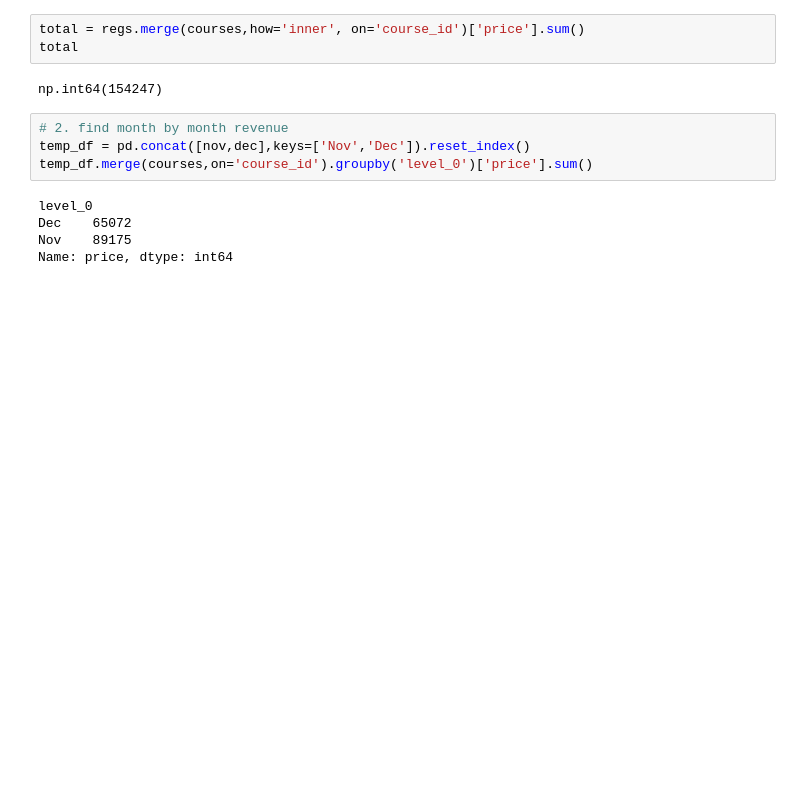
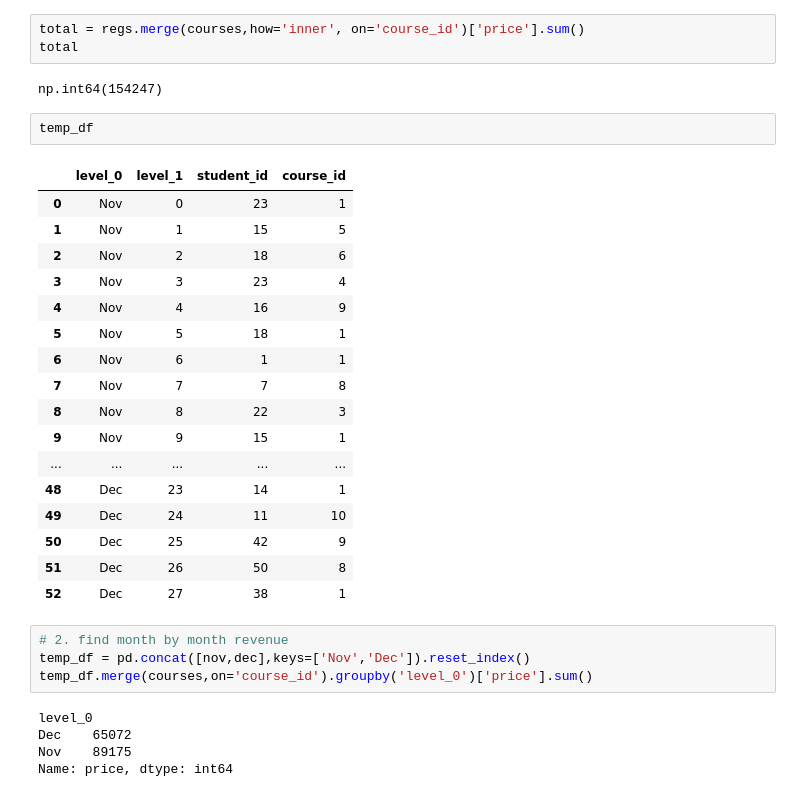
Before and after one commit to BhautikVekariya21/dsc, a Jupyter notebook: pandas/merging_joining_concat.ipynb, the cells around one changed output. Saved outputs shown, nothing was run; the diff lists cells and outputs as text; blank space fills up the shorter version.

```diff
--- a/pandas/merging_joining_concat.ipynb
+++ b/pandas/merging_joining_concat.ipynb
@@ -198,6 +235,26 @@ total = regs.merge(courses,how='inner', on='course_id')['price'].sum()
 total
 # %% [output]
 np.int64(154247)
+# %%
+temp_df
+# %% [output]
+|  | level_0 | level_1 | student_id | course_id |
+| 0 | Nov | 0 | 23 | 1 |
+| 1 | Nov | 1 | 15 | 5 |
+| 2 | Nov | 2 | 18 | 6 |
+| 3 | Nov | 3 | 23 | 4 |
+| 4 | Nov | 4 | 16 | 9 |
+| 5 | Nov | 5 | 18 | 1 |
+| 6 | Nov | 6 | 1 | 1 |
+| 7 | Nov | 7 | 7 | 8 |
+| 8 | Nov | 8 | 22 | 3 |
+| 9 | Nov | 9 | 15 | 1 |
+| ... | ... | ... | ... | ... |
+| 48 | Dec | 23 | 14 | 1 |
+| 49 | Dec | 24 | 11 | 10 |
+| 50 | Dec | 25 | 42 | 9 |
+| 51 | Dec | 26 | 50 | 8 |
+| 52 | Dec | 27 | 38 | 1 |
 # %%
 # 2. find month by month revenue
 temp_df = pd.concat([nov,dec],keys=['Nov','Dec']).reset_index()
```
Also changed, not shown: parts of 10 cells of this notebook, 10 other files.
